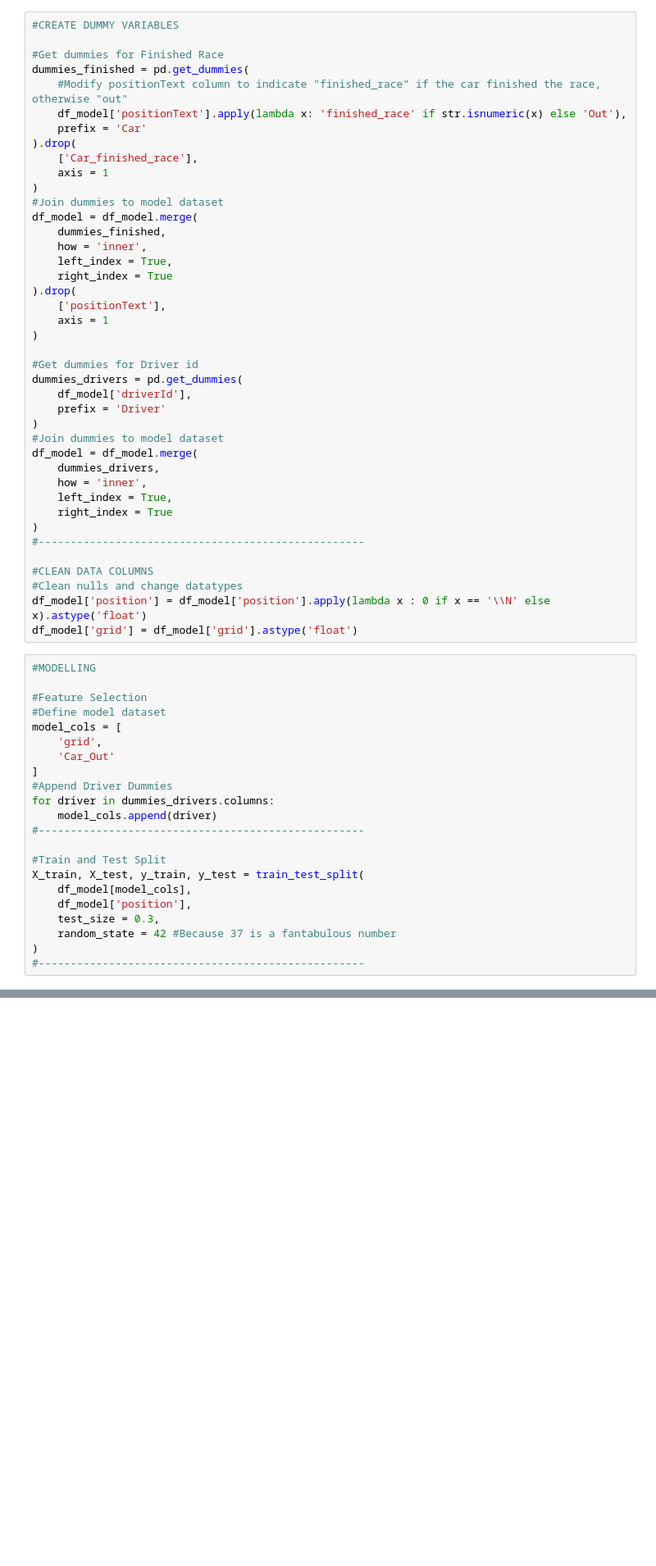
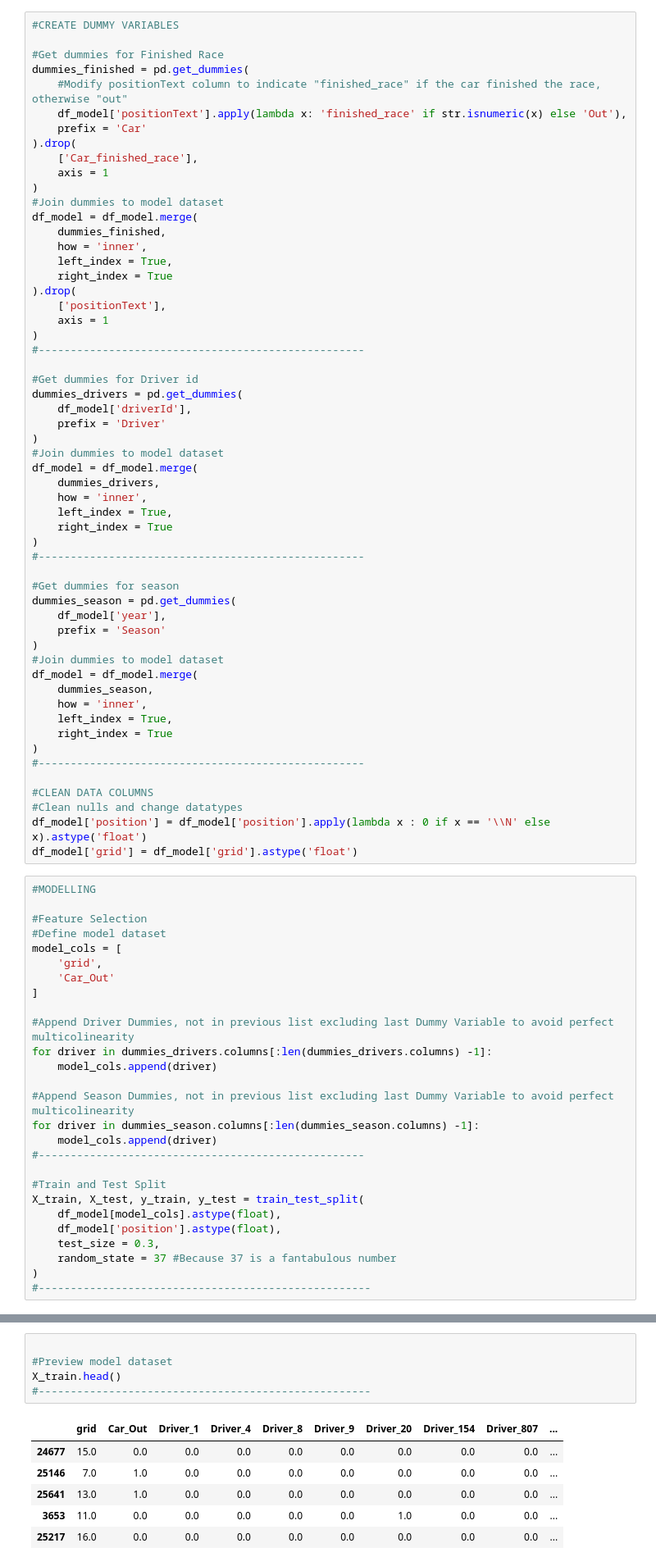
Before and after one commit to RFM322/F1F2_Analytics4FutureChampions, a Jupyter notebook: data-pre-processing.ipynb, the cells around one changed output, grey strips where cells are left out. Shown: that part at 82% size. Saved outputs shown, nothing was run; the diff lists cells and outputs as text; blank space fills up the shorter version.

```diff
--- a/data-pre-processing.ipynb
+++ b/data-pre-processing.ipynb
@@ -113,6 +128,7 @@ df_model = df_model.merge(
     ['positionText'],
     axis = 1
 )
+#---------------------------------------------------
 
 #Get dummies for Driver id
 dummies_drivers = pd.get_dummies(
@@ -128,6 +144,20 @@ df_model = df_model.merge(
 )
 #---------------------------------------------------
 
+#Get dummies for season
+dummies_season = pd.get_dummies(
+    df_model['year'],
+    prefix = 'Season'
+)
+#Join dummies to model dataset
+df_model = df_model.merge(
+    dummies_season,
+    how = 'inner',
+    left_index = True,
+    right_index = True
+)
+#---------------------------------------------------
+
 #CLEAN DATA COLUMNS
 #Clean nulls and change datatypes
 df_model['position'] = df_model['position'].apply(lambda x : 0 if x == '\\N' else x).astype('float')
@@ -141,16 +171,21 @@ model_cols = [
     'grid',
     'Car_Out'
 ]
-#Append Driver Dummies
-for driver in dummies_drivers.columns:
+
+#Append Driver Dummies, not in previous list excluding last Dummy Variable to avoid perfect multicolinearity
+for driver in dummies_drivers.columns[:len(dummies_drivers.columns) -1]:
+    model_cols.append(driver)
+
+#Append Season Dummies, not in previous list excluding last Dummy Variable to avoid perfect multicolinearity
+for driver in dummies_season.columns[:len(dummies_season.columns) -1]:
     model_cols.append(driver)
 #---------------------------------------------------
 
 #Train and Test Split
 X_train, X_test, y_train, y_test = train_test_split(
-    df_model[model_cols],
-    df_model['position'],
+    df_model[model_cols].astype(float),
+    df_model['position'].astype(float),
     test_size = 0.3,
-    random_state = 42 #Because 37 is a fantabulous number
+    random_state = 37 #Because 37 is a fantabulous number
 )
-#---------------------------------------------------
+#----------------------------------------------------
@@ -156,0 +215,12 @@ X_train, X_test, y_train, y_test = train_test_split(
+# %%
+
+#Preview model dataset
+X_train.head()
+#----------------------------------------------------
+# %% [output]
+|  | grid | Car_Out | Driver_1 | Driver_4 | Driver_8 | Driver_9 | Driver_20 | Driver_154 | Driver_807 | ... |
+| 24677 | 15.0 | 0.0 | 0.0 | 0.0 | 0.0 | 0.0 | 0.0 | 0.0 | 0.0 | ... |
+| 25146 | 7.0 | 1.0 | 0.0 | 0.0 | 0.0 | 0.0 | 0.0 | 0.0 | 0.0 | ... |
+| 25641 | 13.0 | 1.0 | 0.0 | 0.0 | 0.0 | 0.0 | 0.0 | 0.0 | 0.0 | ... |
+| 3653 | 11.0 | 0.0 | 0.0 | 0.0 | 0.0 | 0.0 | 1.0 | 0.0 | 0.0 | ... |
+| 25217 | 16.0 | 0.0 | 0.0 | 0.0 | 0.0 | 0.0 | 0.0 | 0.0 | 0.0 | ... |
```
Also changed, not shown: parts of 12 cells of this notebook.
